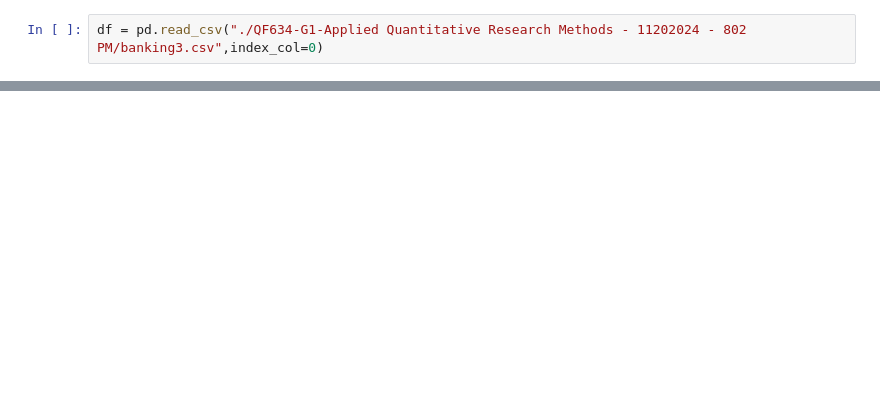
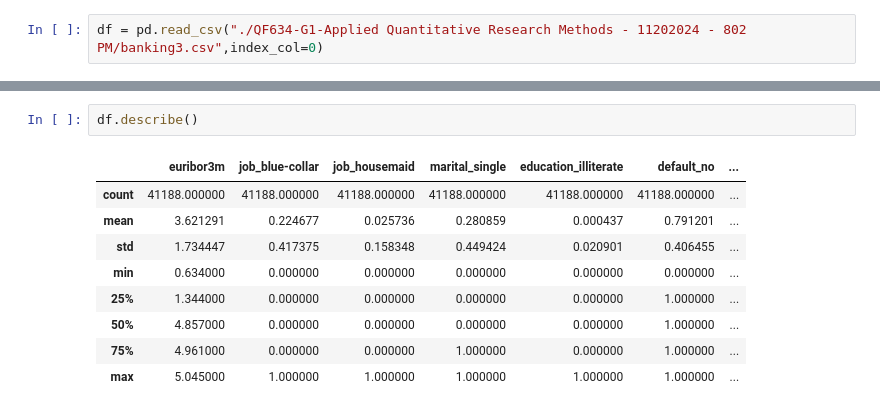
Before and after one commit to changjulian17/mqf_practice, a Jupyter notebook: QF634_Applied_Quantitative_Research_Methods/QF634_Homework2.ipynb, the cells around one changed output, grey strips where cells are left out. Saved outputs shown, nothing was run; the diff lists cells and outputs as text; blank space fills up the shorter version.

```diff
--- a/QF634_Applied_Quantitative_Research_Methods/QF634_Homework2.ipynb
+++ b/QF634_Applied_Quantitative_Research_Methods/QF634_Homework2.ipynb
@@ -53,0 +61,12 @@ What are the importance features. How do you compare with logistic regression?
+# %%
+df.describe()
+# %% [output]
+|  | euribor3m | job_blue-collar | job_housemaid | marital_single | education_illiterate | default_no | ... |
+| count | 41188.000000 | 41188.000000 | 41188.000000 | 41188.000000 | 41188.000000 | 41188.000000 | ... |
+| mean | 3.621291 | 0.224677 | 0.025736 | 0.280859 | 0.000437 | 0.791201 | ... |
+| std | 1.734447 | 0.417375 | 0.158348 | 0.449424 | 0.020901 | 0.406455 | ... |
+| min | 0.634000 | 0.000000 | 0.000000 | 0.000000 | 0.000000 | 0.000000 | ... |
+| 25% | 1.344000 | 0.000000 | 0.000000 | 0.000000 | 0.000000 | 1.000000 | ... |
+| 50% | 4.857000 | 0.000000 | 0.000000 | 0.000000 | 0.000000 | 1.000000 | ... |
+| 75% | 4.961000 | 0.000000 | 0.000000 | 1.000000 | 0.000000 | 1.000000 | ... |
+| max | 5.045000 | 1.000000 | 1.000000 | 1.000000 | 1.000000 | 1.000000 | ... |
```
Also changed, not shown: parts of 35 cells of this notebook, 1 other file.
